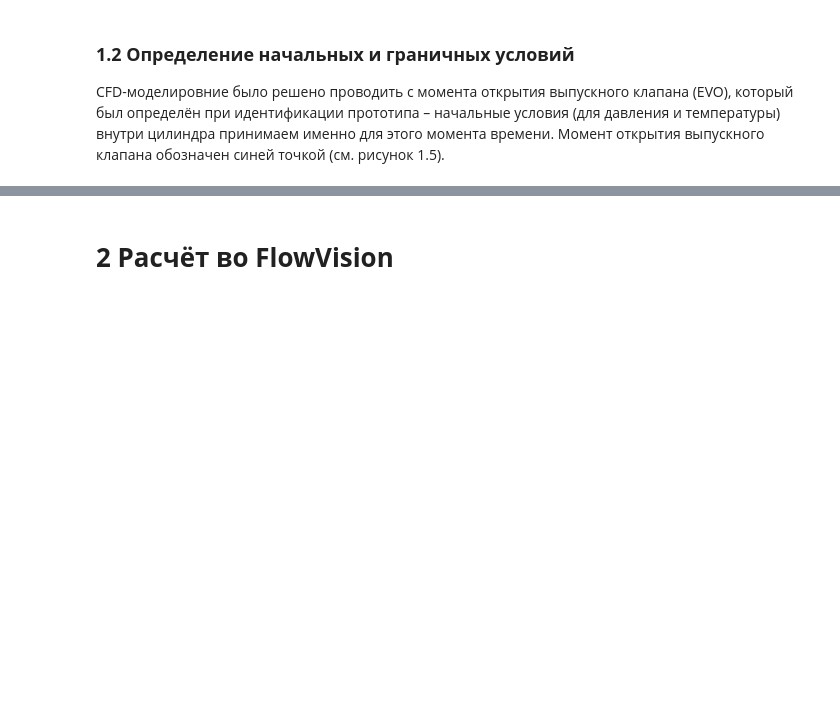
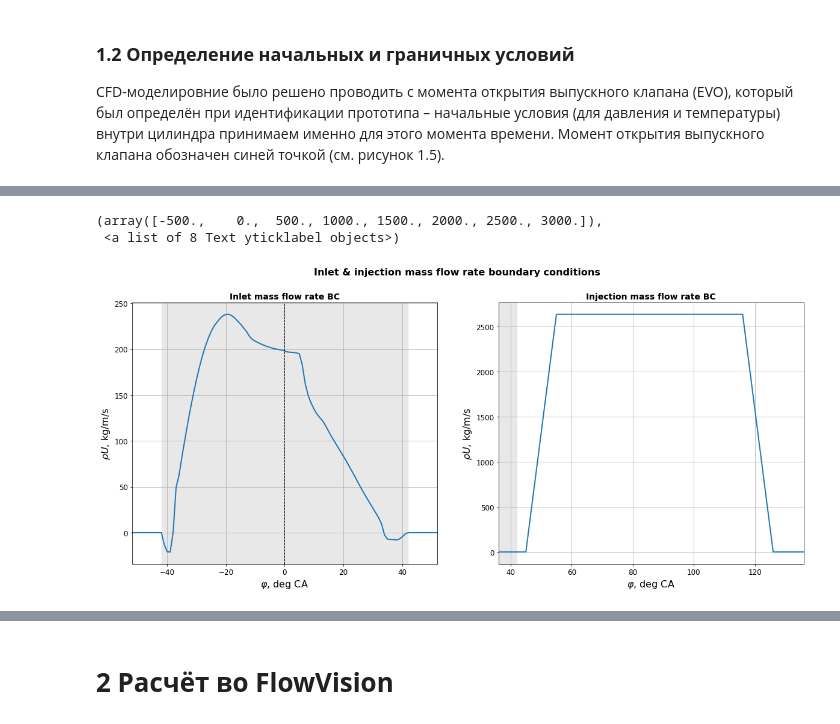
Before and after one commit to staneuski/dualFuelEngine, a Jupyter notebook: etc/FlowVision/MAN_BnW.ipynb, the cells around one changed output, grey strips where cells are left out. Drawn from its saved outputs; the diff is of its cells as text; code cells hidden in the pictures; blank space fills up the shorter version.

```diff
--- a/etc/FlowVision/MAN_BnW.ipynb
+++ b/etc/FlowVision/MAN_BnW.ipynb
@@ -243,9 +247,11 @@ valveU = np.gradient(valveCoord, np.arange(0, (EVO + 180)*degDeltaT, degDeltaT*v
 
 #- Create inlet/injection arrays
 G_injection = np.concatenate((
-    np.zeros(EVO + EVC - 1),
-    np.arange(0, injG_max + injG_max/injCA2Max, injG_max/injCA2Max),
-    np.full(180 - (EVC + injCA2Max), injG_max)
+    np.zeros(EVO + EVC - 1), # G = 0 \ dG/dt = 0
+    np.arange(0, injG_max + injG_max/injCA2Max, injG_max/injCA2Max), # dG/dt > 0
+    np.full(injDuration, injG_max), # G = max \ dG/dt = 0
+    np.arange(0, injG_max + injG_max/injCA2Max, injG_max/injCA2Max)[::-1], # dG/dt < 0
+    np.zeros(EVO + 180 - injDuration) # G = 0 \ dG/dt = 0
 ))
 rhoU_injection = G_injection/injArea
 
@@ -413,0 +460,62 @@ $^{1}$ - давление на впуске при расчёте не испо
+# %%
+''' Inlet & injection mass flow rate '''
+
+if massFlowRatePar == 'rhoU':
+    yLabel = '$\\rho U$, kg/m/s'
+    yG_inlet     = rhoU_inlet
+    yG_injection = rhoU_injection
+
+elif massFlowRatePar == 'G':
+    yLabel = 'G, kg/s'
+    yG_inlet     = G_inlet
+    yG_injection = G_injection
+else:
+    exit('Error: massFlowRatePar variable is incorrect!')
+
+plt.figure(
+    figsize = (xFigSize, yFigSize)
+).suptitle(
+    'Inlet & injection mass flow rate boundary conditions', fontweight = 'bold', fontsize = titleFontSize
+)
+
+#- Inlet
+plt.subplot(121).set_title(
+    'Inlet mass flow rate BC', fontweight = 'bold', fontsize = subplotFontSize
+)
+plt.plot(
+    range(-EVO, len(yG_inlet) - EVO),
+    yG_inlet,
+    linewidth = linewidthHeavy
+    # label = 'inlet'
+)
+plt.xlim(-IPO - 10, IPO + 10)
+plt.xticks(fontsize = ticksFontSize);    plt.yticks(fontsize = ticksFontSize)
+plt.grid( True );    # plt.legend( loc = 'best', fontsize = legendFontSize )
+plt.xlabel( '$\\varphi$, deg CA', fontsize = labelFontSize )
+plt.ylabel( yLabel, fontsize = labelFontSize )
+
+plt.axvline(x = 0, color = 'black', linestyle = '--', linewidth = linewidthLight)
+plt.axvspan(-IPO, IPO, alpha = 0.18, color = 'grey')
+
+
+#- Injection
+plt.subplot(122).set_title(
+    'Injection mass flow rate BC', fontweight = 'bold', fontsize = subplotFontSize
+)
+plt.plot(
+    range(-EVO, len(yG_inlet) - EVO),
+    yG_injection,
+    linewidth = linewidthHeavy
+    # label = 'injection'
+)
+plt.xlim(EVC - 10, EVC + injDuration + injCA2Max*2 + 10)
+plt.grid( True );    # plt.legend( loc = 'best', fontsize = legendFontSize )
+plt.xlabel( '$\\varphi$, deg CA', fontsize = labelFontSize )
+plt.ylabel( yLabel, fontsize = labelFontSize )
+
+plt.axvspan(-IPO, IPO, alpha = 0.18, color = 'grey')
+plt.xticks(fontsize = ticksFontSize);    plt.yticks(fontsize = ticksFontSize)
+# %% [output]
+(array([-500.,    0.,  500., 1000., 1500., 2000., 2500., 3000.]),
+ <a list of 8 Text yticklabel objects>)
+[figure, added]
```
Also changed, not shown: parts of 15 cells of this notebook.
